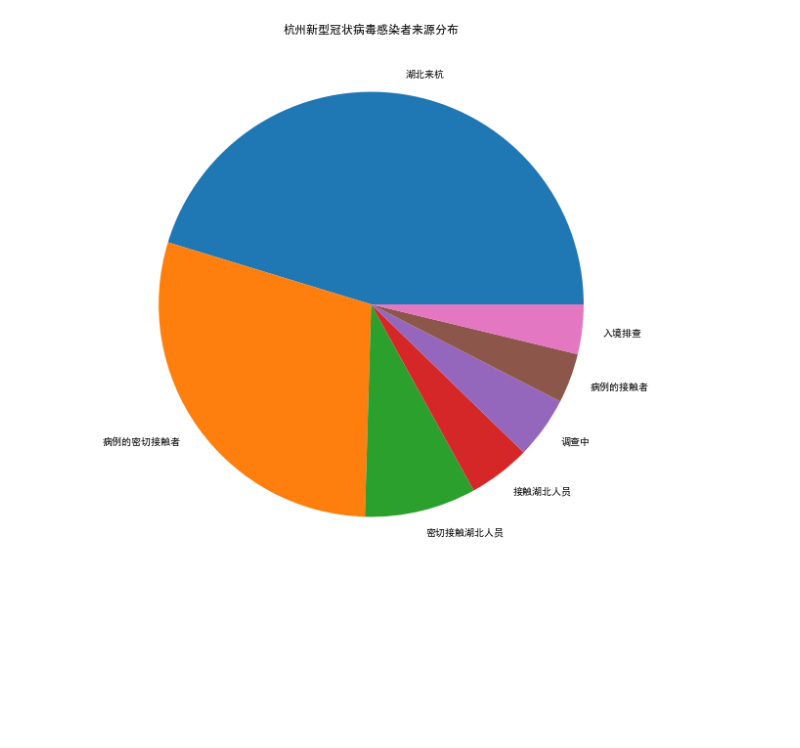
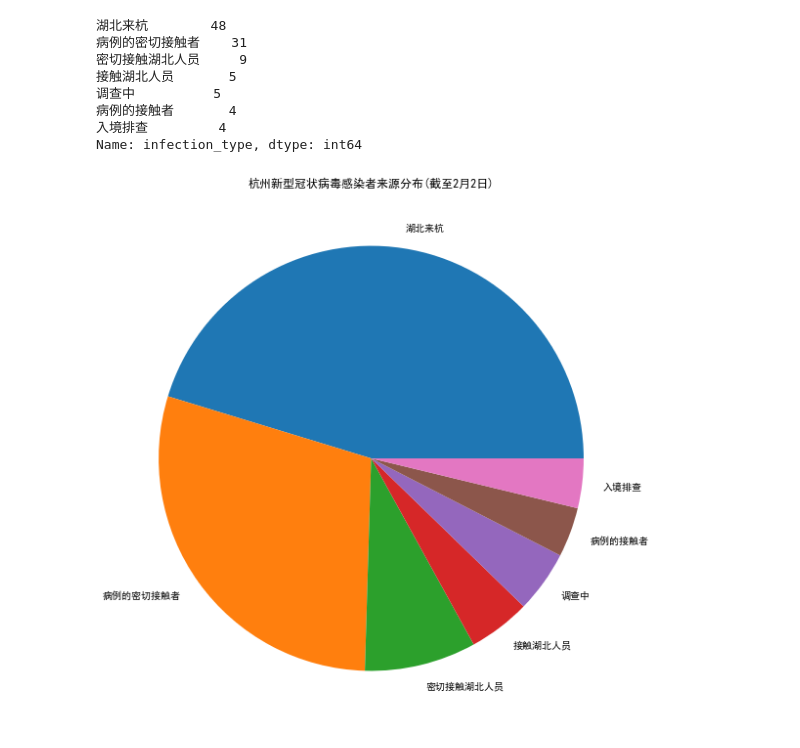
Before and after one commit to juwikuang/coronavirus, a Jupyter notebook: hangzhou_report.ipynb, the cells around one changed output. Drawn from its saved outputs; the diff is of its cells as text; code cells hidden in the pictures; blank space fills up the shorter version.

```diff
--- a/hangzhou_report.ipynb
+++ b/hangzhou_report.ipynb
@@ -92,7 +63,17 @@ Name: infection_type, dtype: int64
 # %%
+result=data['infection_type'].value_counts()
+print(result)
 plt.figure(figsize=(10,10))
 plt.pie(result.values, labels=result.index)
-plt.title('杭州新型冠状病毒感染者来源分布')
+plt.title(f'杭州新型冠状病毒感染者来源分布(截至{date_max.month}月{date_max.day}日)')
 plt.show()
 # %% [output]
+湖北来杭        48
+病例的密切接触者    31
+密切接触湖北人员     9
+接触湖北人员       5
+调查中          5
+病例的接触者       4
+入境排查         4
+Name: infection_type, dtype: int64
-[figure, old version]
+[figure, new version]
```
Also changed, not shown: parts of 12 cells of this notebook.
